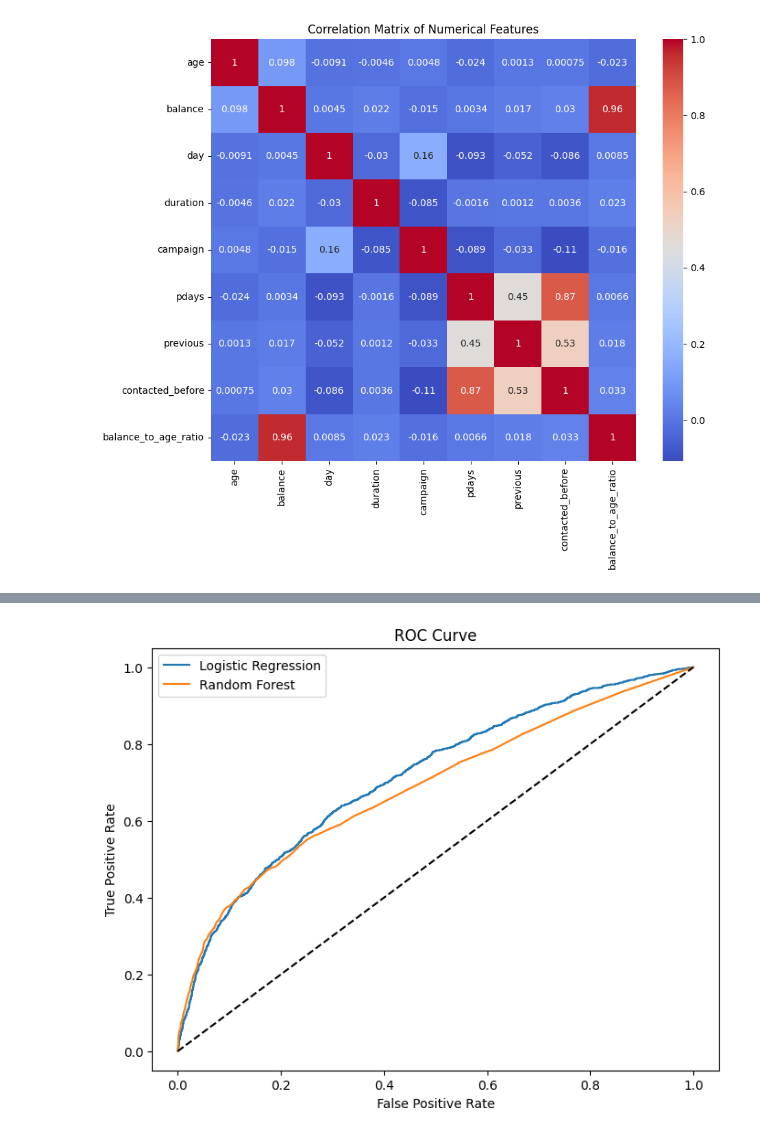
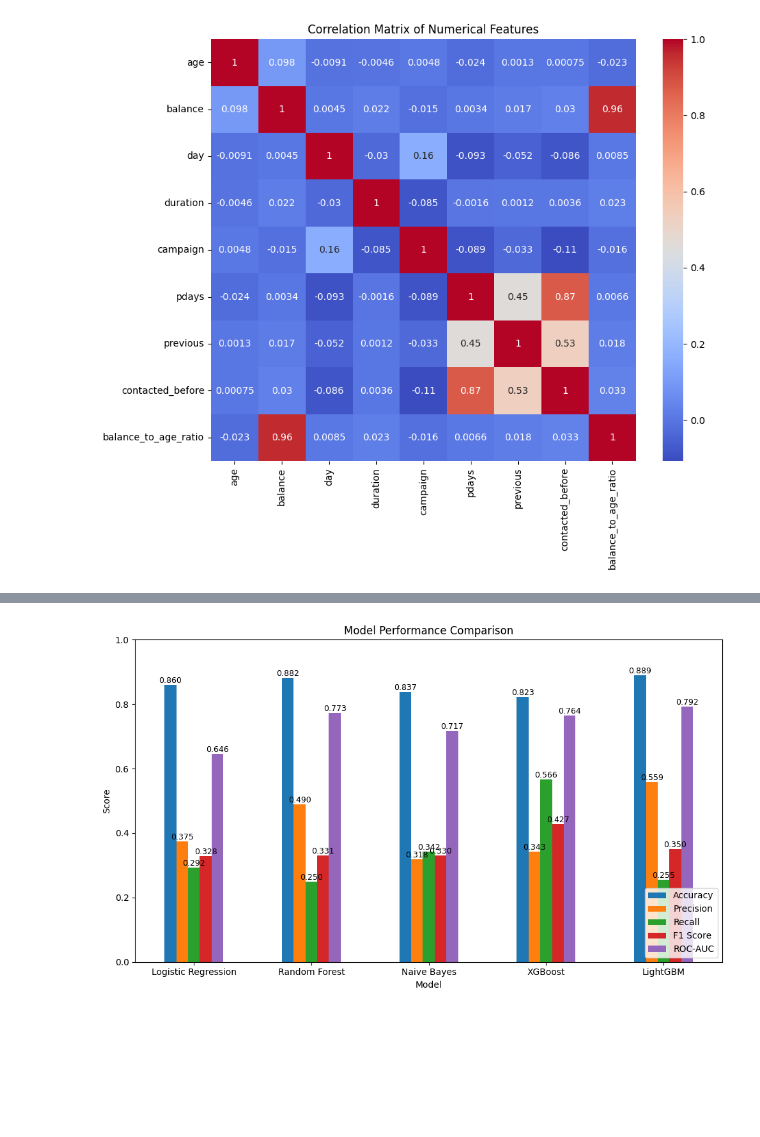
Before and after one commit to SNMaduna/MLSupervised1, a Jupyter notebook: ugransome-machine-learning-python-notebook (1) (2).ipynb, the cells around one changed output, grey strips where cells are left out. Saved outputs shown, nothing was run; the diff lists cells and outputs as text; code cells hidden in the pictures; blank space fills up the shorter version.

```diff
--- a/ugransome-machine-learning-python-notebook (1) (2).ipynb
+++ b/ugransome-machine-learning-python-notebook (1) (2).ipynb
@@ -241,13 +295,22 @@ plt.show()
 # We drop irrelevant features, ensure consistent data types, and prepare the final dataset for modeling.
 # %%
 # Drop leakage-prone and irrelevant features
-df_model = df_cleaned.drop(columns=['duration', 'campaign', 'poutcome', 'day', 'month', 'default'])
+df_model = df_cleaned.drop(columns=['duration'])
+# Convert all categoraical to object type
+for col in df_model.select_dtypes(include=['category']).columns:
+    df_model[col] = df_model[col].astype('object')
 
-# Replace 'unknown' with 'Not Provided' in all object and category columns
-for col in df_model.select_dtypes(include=['object', 'category']).columns:
-    df_model[col] = df_model[col].replace('unknown', 'Not Provided').astype(str)
+## Skewness correction and scaling for numerical features
+num_cols = df_model.select_dtypes(include=[np.number]).columns.tolist()
+# If you added log_balance, keep that and consider dropping raw balance
+num_cols = [c for c in num_cols if c != 'balance']
 
-# Check final structure
+pt = PowerTransformer(method='yeo-johnson')  # handles zeros/negatives
+df_model[num_cols] = pt.fit_transform(df_model[num_cols])
+
+scaler = MinMaxScaler()
+df_model[num_cols] = scaler.fit_transform(df_model[num_cols])
+# Final structure check
 df_model.info()
 # %% [output]
 <class 'pandas.core.frame.DataFrame'>
@@ -339,25 +649,66 @@ rf_time = time.time() - start_rf
 # %%
 # Evaluate models
-def print_metrics(name, y_true, y_pred, y_proba, elapsed):
-    print(f"{name} Results:")
-    print(f"Accuracy: {accuracy_score(y_true, y_pred):.3f}")
-    print(f"Precision: {precision_score(y_true, y_pred):.3f}")
-    print(f"Recall: {recall_score(y_true, y_pred):.3f}")
-    print(f"F1 Score: {f1_score(y_true, y_pred):.3f}")
-    print(f"ROC-AUC: {roc_auc_score(y_true, y_proba):.3f}")
-    print(f"Computational Time: {elapsed:.3f} seconds\n")
-    print(classification_report(y_true, y_pred))
+# Collect metrics for each model
+metrics = []
 
-print_metrics('Logistic Regression', y_test, lr_pred, lr_proba, lr_time)
-print_metrics('Random Forest', y_test, rf_pred, rf_proba, rf_time)
+def get_metrics(y_true, y_pred, y_proba, elapsed):
+    return {
+        'Accuracy': accuracy_score(y_true, y_pred),
+        'Precision': precision_score(y_true, y_pred),
+        'Recall': recall_score(y_true, y_pred),
+        'F1 Score': f1_score(y_true, y_pred),
+        'ROC-AUC': roc_auc_score(y_true, y_proba),
+        'Time (s)': elapsed
+    }
+
+
+
+metrics.append({'Model': 'Logistic Regression', **get_metrics(y_test, lr_pred, lr_proba, lr_time)})
+metrics.append({'Model': 'Random Forest', **get_metrics(y_test, rf_pred, rf_proba, rf_time)})
+metrics.append({'Model': 'Naive Bayes', **get_metrics(y_test, nb_pred, nb_proba, nb_time)})
+metrics.append({'Model': 'XGBoost', **get_metrics(y_test, xgb_pred, xgb_proba, xgb_time)})
+metrics.append({'Model': 'LightGBM', **get_metrics(y_test, lgbm_pred, lgbm_proba, lgbm_time)})
+
+# Create DataFrame for metrics
+metrics_df = pd.DataFrame(metrics).set_index('Model')
+print(metrics_df)
+# Plot bar graphs for each metric (except time)
+metrics_to_plot = ['Accuracy', 'Precision', 'Recall', 'F1 Score', 'ROC-AUC']
+ax = metrics_df[metrics_to_plot].plot(kind='bar', figsize=(10,6))
+plt.title('Model Performance Comparison')
+plt.ylabel('Score')
+plt.ylim(0, 1)
+plt.xticks(rotation=0)
+plt.legend(loc='lower right')
+# Annotate each bar with its value
+for p in ax.patches:
+    ax.annotate(f'{p.get_height():.3f}',
+                (p.get_x() + p.get_width() / 2, p.get_height()),
+                ha='center', va='bottom', fontsize=9)
+plt.tight_layout()
+plt.show()
+
+# Plot computational time separately
+metrics_df['Time (s)'].plot(kind='bar', color='gray', figsize=(8,4))
+plt.title('Model Computational Time')
+plt.ylabel('Seconds')
+plt.xticks(rotation=0)
+plt.tight_layout()
+plt.show()
 
 # ROC Curve
 fpr_lr, tpr_lr, _ = roc_curve(y_test, lr_proba)
 fpr_rf, tpr_rf, _ = roc_curve(y_test, rf_proba)
+fpr_nb, tpr_nb, _ = roc_curve(y_test, nb_proba)
+fpr_xgb, tpr_xgb, _ = roc_curve(y_test, xgb_proba)
+fpr_lgbm, tpr_lgbm, _ = roc_curve(y_test, lgbm_proba)
 plt.figure(figsize=(8,6))
 plt.plot(fpr_lr, tpr_lr, label='Logistic Regression')
 plt.plot(fpr_rf, tpr_rf, label='Random Forest')
-plt.plot([0,1],[0,1],'k--')
+plt.plot(fpr_nb, tpr_nb, label='Naive Bayes')
+plt.plot(fpr_xgb, tpr_xgb, label='XGBoost')
+plt.plot(fpr_lgbm, tpr_lgbm, label='LightGBM')
+# plt.plot([0,1],[0,1],'k--')
 plt.xlabel('False Positive Rate')
 plt.ylabel('True Positive Rate')
 plt.title('ROC Curve')
@@ -384 +733 @@ weighted avg       0.85      0.88      0.85      9043
-[figure, old version]
+[figure, new version]
```
Also changed, not shown: parts of 17 cells of this notebook.
